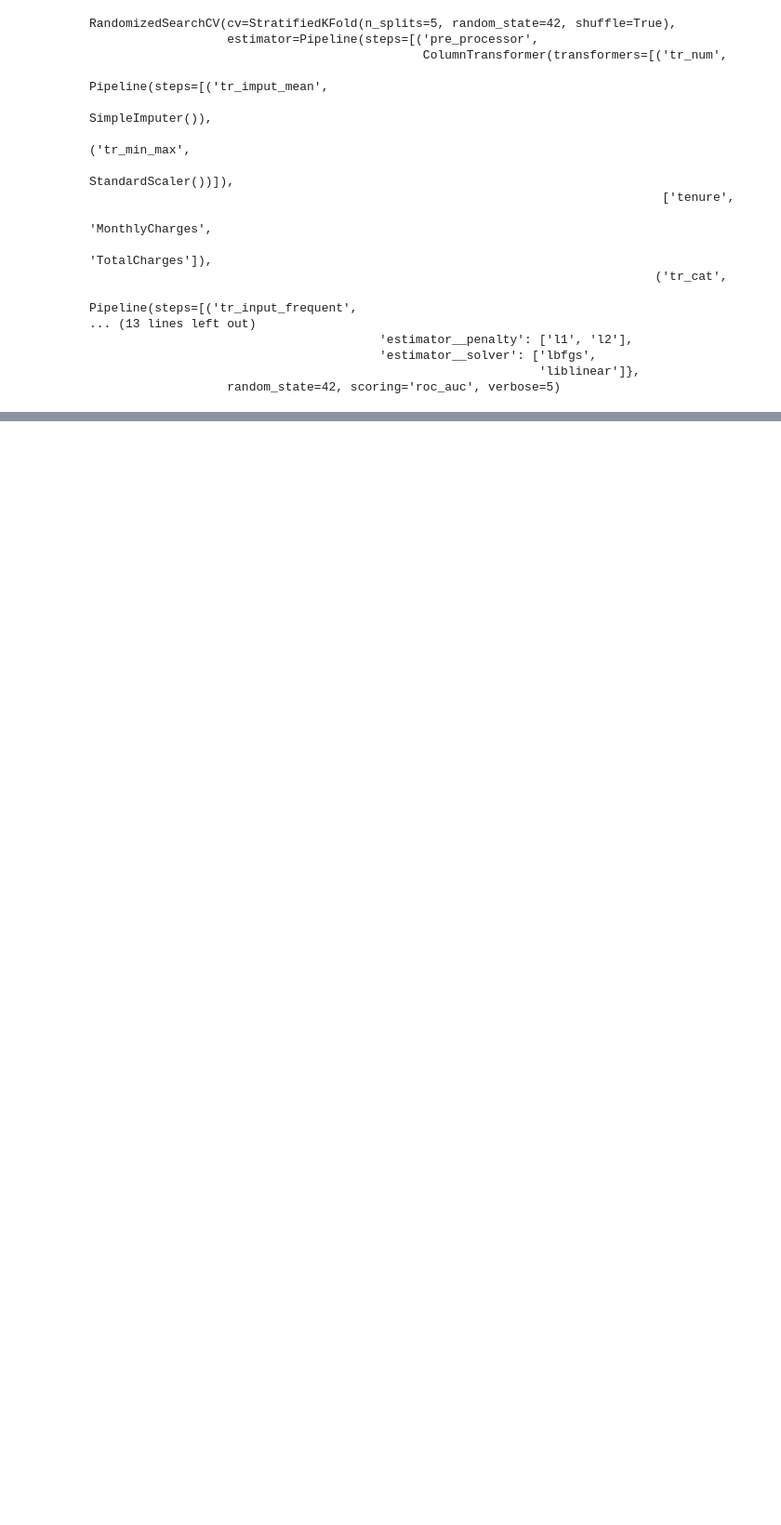
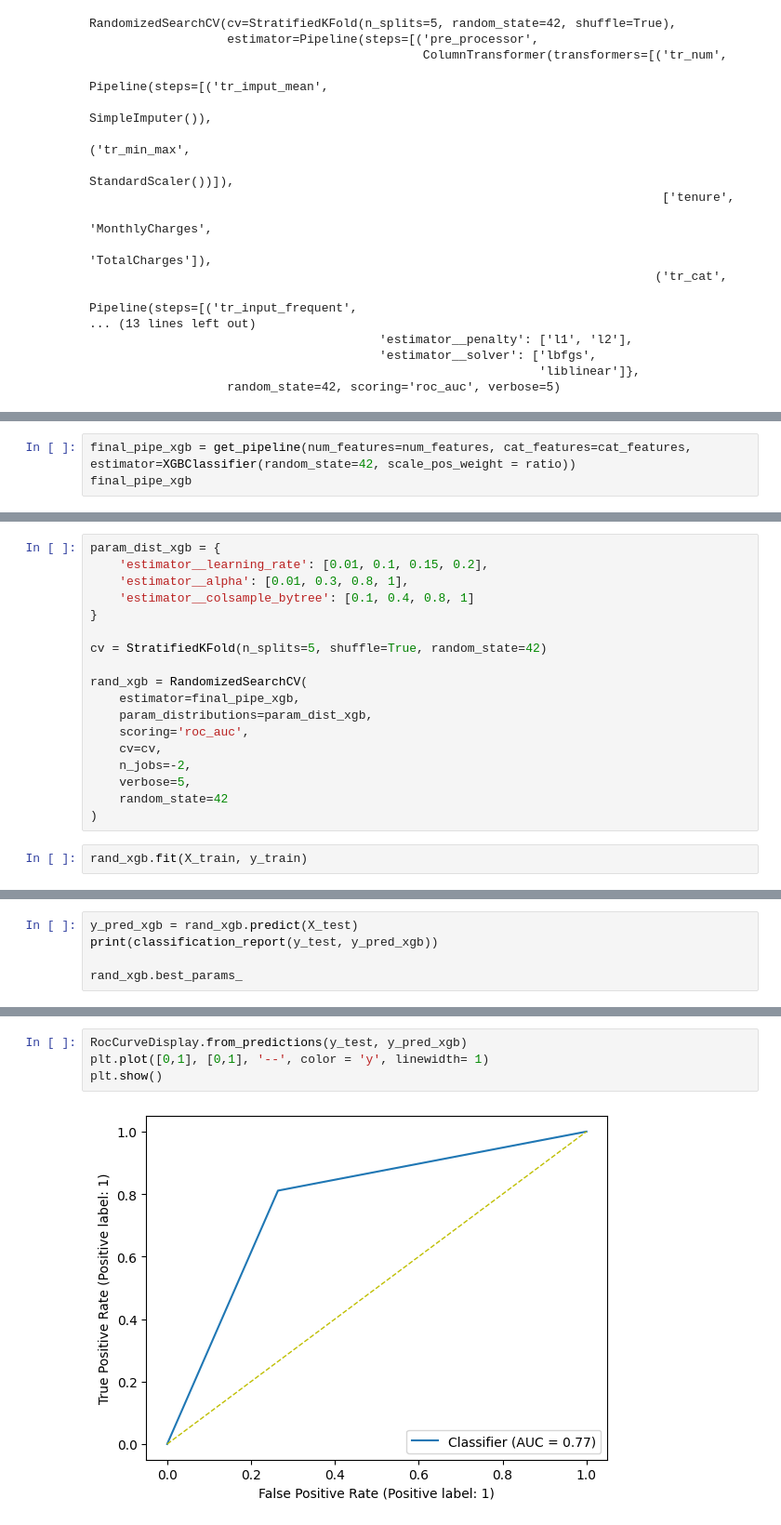
Before and after one commit to GuilhermeCLN/fraud-detection, a Jupyter notebook: churn_prediction.ipynb, the cells around one changed output, grey strips where cells are left out. Shown at 93% size. Saved outputs shown, nothing was run; the diff lists cells and outputs as text; blank space fills up the shorter version.

```diff
--- a/churn_prediction.ipynb
+++ b/churn_prediction.ipynb
@@ -313,0 +497,3 @@ weighted avg       0.80      0.81      0.80      2113
+# %%
+final_pipe_xgb = get_pipeline(num_features=num_features, cat_features=cat_features, estimator=XGBClassifier(random_state=42, scale_pos_weight = ratio))
+final_pipe_xgb
@@ -313,0 +518,20 @@ weighted avg       0.80      0.81      0.80      2113
+# %%
+param_dist_xgb = {
+    'estimator__learning_rate': [0.01, 0.1, 0.15, 0.2],
+    'estimator__alpha': [0.01, 0.3, 0.8, 1],
+    'estimator__colsample_bytree': [0.1, 0.4, 0.8, 1]
+}
+
+cv = StratifiedKFold(n_splits=5, shuffle=True, random_state=42)
+
+rand_xgb = RandomizedSearchCV(
+    estimator=final_pipe_xgb,
+    param_distributions=param_dist_xgb,
+    scoring='roc_auc',
+    cv=cv,
+    n_jobs=-2,
+    verbose=5,
+    random_state=42
+)
+# %%
+rand_xgb.fit(X_train, y_train)
@@ -313,0 +557,5 @@ weighted avg       0.80      0.81      0.80      2113
+# %%
+y_pred_xgb = rand_xgb.predict(X_test)
+print(classification_report(y_test, y_pred_xgb))
+
+rand_xgb.best_params_
@@ -313,0 +574,6 @@ weighted avg       0.80      0.81      0.80      2113
+# %%
+RocCurveDisplay.from_predictions(y_test, y_pred_xgb)
+plt.plot([0,1], [0,1], '--', color = 'y', linewidth= 1)
+plt.show()
+# %% [output]
+[figure, added]
```
Also changed, not shown: parts of 26 cells of this notebook.
